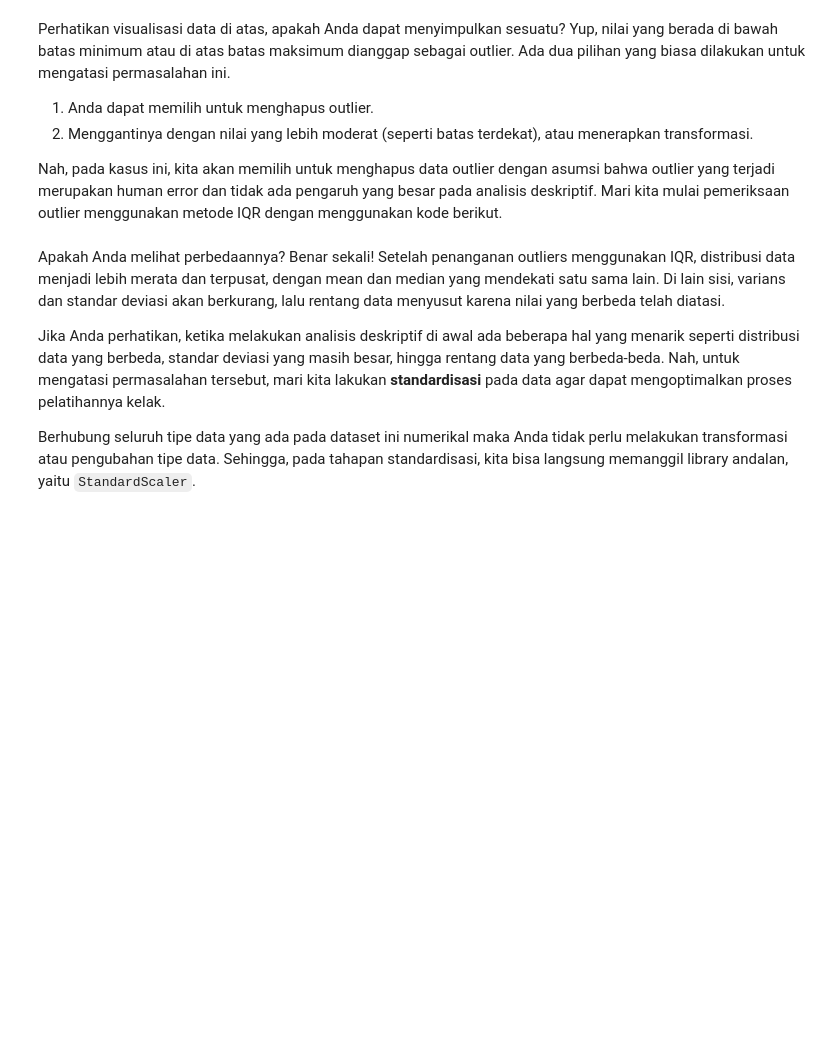
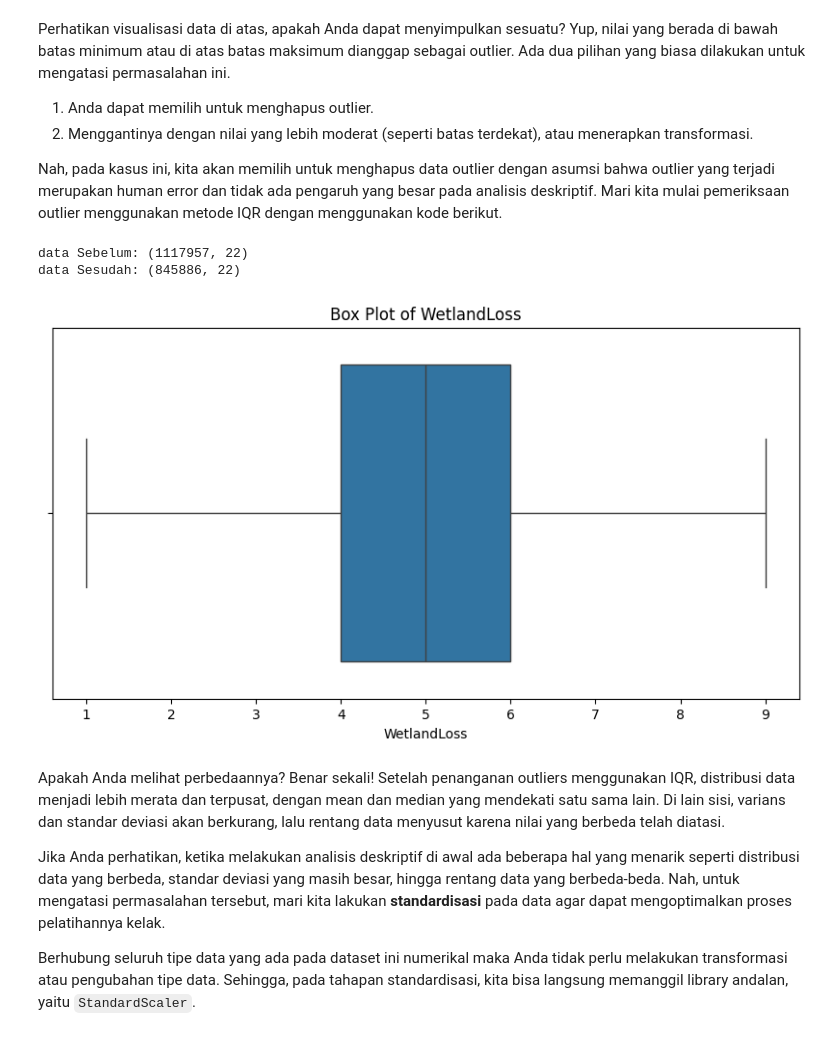
Before and after one commit to Rezkydesyafa/ngulik-machine-learning_, a Jupyter notebook: Dicoding_Regresi_Notebook.ipynb, the cells around one changed output. Drawn from its saved outputs; the diff is of its cells as text; code cells hidden in the pictures; blank space fills up the shorter version.

```diff
--- a/Dicoding_Regresi_Notebook.ipynb
+++ b/Dicoding_Regresi_Notebook.ipynb
@@ -40,7 +40,7 @@ Langkah pertama, impor library yang diperlukan. Anda bisa melakukannya di awal,
 # %%
 import pandas as pd
 
-df_train = pd.read_csv("/content/content/train.csv")
+df_train = pd.read_csv("/content/train.csv")
 df_train
 # %% [output]
 |  | id | MonsoonIntensity | TopographyDrainage | RiverManagement | Deforestation | Urbanization | ... |
@@ -134,6 +180,23 @@ IQR = Q3 - Q1
 # Filter dataframe untuk hanya menyimpan baris yang tidak mengandung outliers pada kolom numerik
 condition = ~((df_train < (Q1 - 1.5 * IQR)) | (df_train > (Q3 + 1.5 * IQR))).any(axis=1)
 df = df_train.loc[condition, df_train.columns]
+
+
+print("data Sebelum:", df_train.shape)
+print("data Sesudah:", df.shape)
+# %% [output]
+data Sebelum: (1117957, 22)
+data Sesudah: (845886, 22)
+# %%
+plt.figure(figsize=(10, 5))
+sns.boxplot(x=df['WetlandLoss'])
+
+plt.title("Box Plot of WetlandLoss")
+plt.xlabel("WetlandLoss")
+
+plt.show()
+# %% [output]
+[figure, added]
 # %% [markdown]
 Apakah Anda melihat perbedaannya? Benar sekali! Setelah penanganan outliers menggunakan IQR, distribusi data menjadi lebih merata dan terpusat, dengan mean dan median yang mendekati satu sama lain. Di lain sisi, varians dan standar deviasi akan berkurang, lalu rentang data menyusut karena nilai yang berbeda telah diatasi.
 
```
Also changed, not shown: parts of 25 cells of this notebook.
